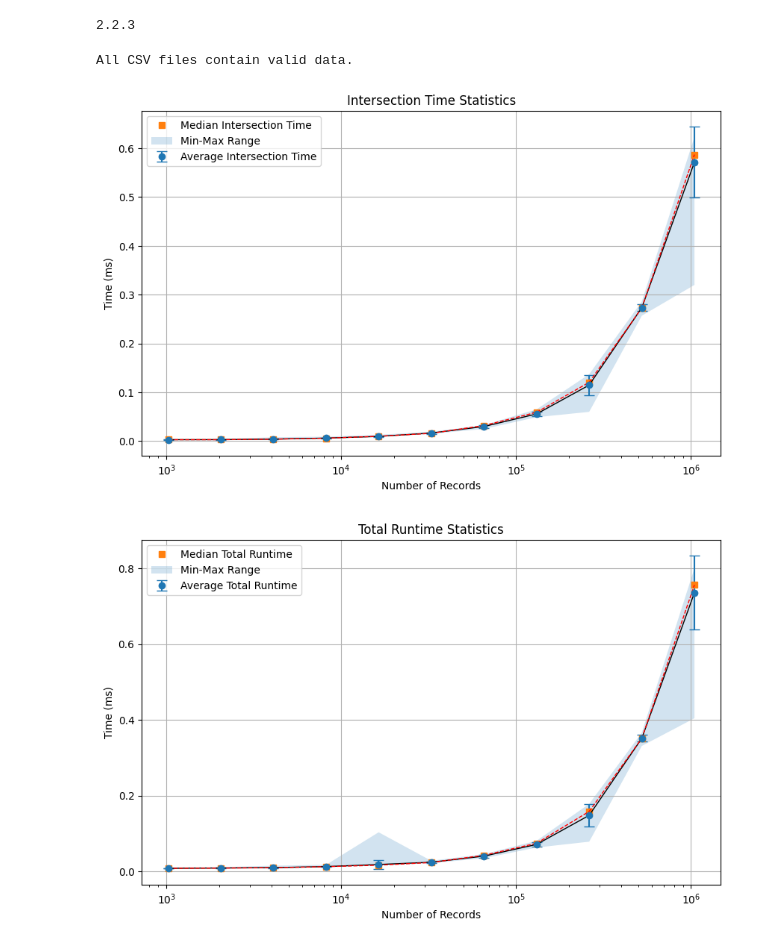
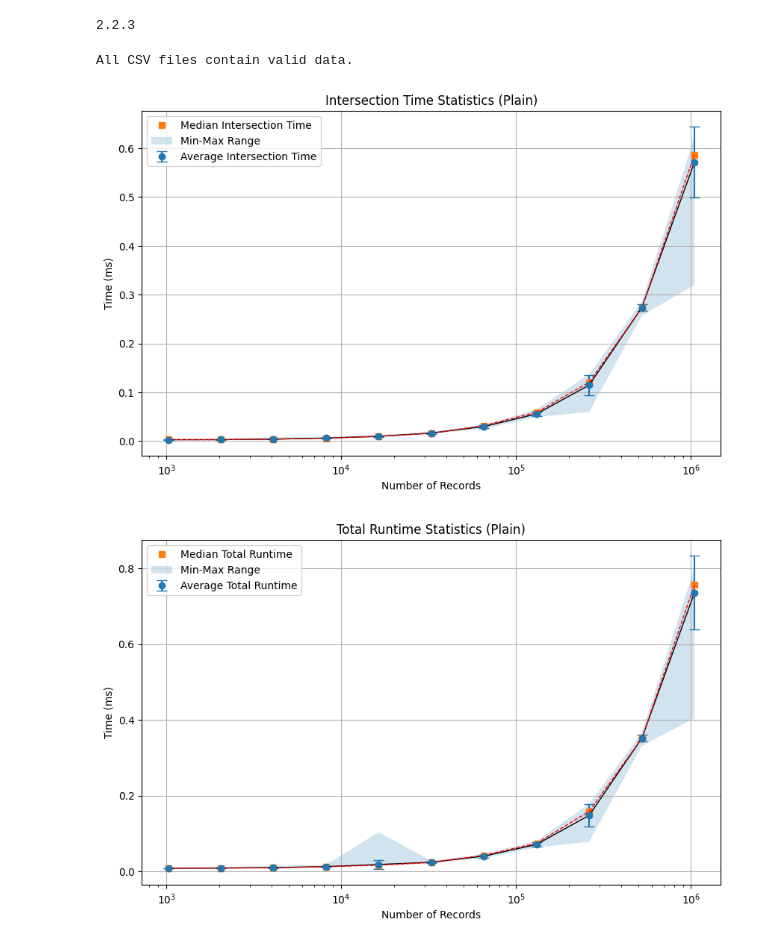
Before and after one commit to n7koirala/SGX-Biometrics-Privacy, a Jupyter notebook: PP_record_linkage/data/plain_record_linkage.ipynb, the cells around one changed output. Cells and saved outputs as stored; diff of their text form; code cells hidden in the pictures.

```diff
--- a/PP_record_linkage/data/plain_record_linkage.ipynb
+++ b/PP_record_linkage/data/plain_record_linkage.ipynb
@@ -4,7 +4,6 @@ print(pd.__version__)
 # %% [output]
 2.2.3
 # %%
-import pandas as pd
 import numpy as np
 import glob
 import matplotlib.pyplot as plt
@@ -125,39 +124,39 @@ plt.fill_between(num_records, intersection_min, intersection_max, alpha=0.2,
 plt.xscale('log')  # Use logarithmic scale if record counts vary widely
 plt.xlabel('Number of Records')
 plt.ylabel('Time (ms)')
-plt.title('Intersection Time Statistics')
+plt.title('Intersection Time Statistics (Plain)')
 plt.legend()
 plt.grid(True)
 plt.show()
 
 # ----------------------------
 # Plot Total Runtime Statistics
 # ----------------------------
 plt.figure(figsize=(10, 6))
 
 # Plot average total runtime with markers and error bars
 plt.errorbar(num_records, total_avg, yerr=total_std, fmt='o', capsize=5,
              label='Average Total Runtime')
 
 # Plot median total runtime as markers
 plt.plot(num_records, total_median, 's', label='Median Total Runtime')
 
 # Draw line segments connecting adjacent points
 for i in range(len(num_records) - 1):
     plt.plot(num_records[i:i+2], total_avg[i:i+2], 'k-', lw=1)
     plt.plot(num_records[i:i+2], total_median[i:i+2], 'r--', lw=1)
 
 # Shade the area between the minimum and maximum values
 plt.fill_between(num_records, total_min, total_max, alpha=0.2, label='Min-Max Range')
 
 plt.xscale('log')
 plt.xlabel('Number of Records')
 plt.ylabel('Time (ms)')
-plt.title('Total Runtime Statistics')
+plt.title('Total Runtime Statistics (Plain)')
 plt.legend()
 plt.grid(True)
 plt.show()
 # %% [output]
 All CSV files contain valid data.
-[figure, old version]
+[figure, new version]
-[figure, old version]
+[figure, new version]
```
Also changed, not shown: parts of 5 cells of this notebook, 11 other files.
